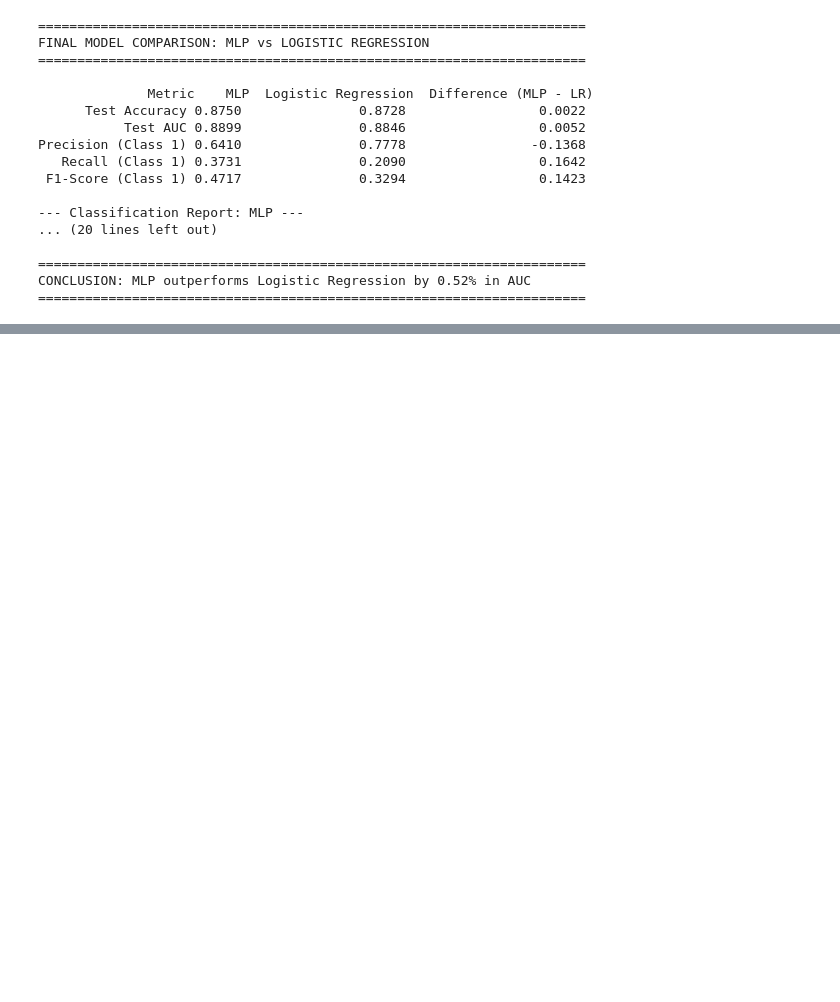
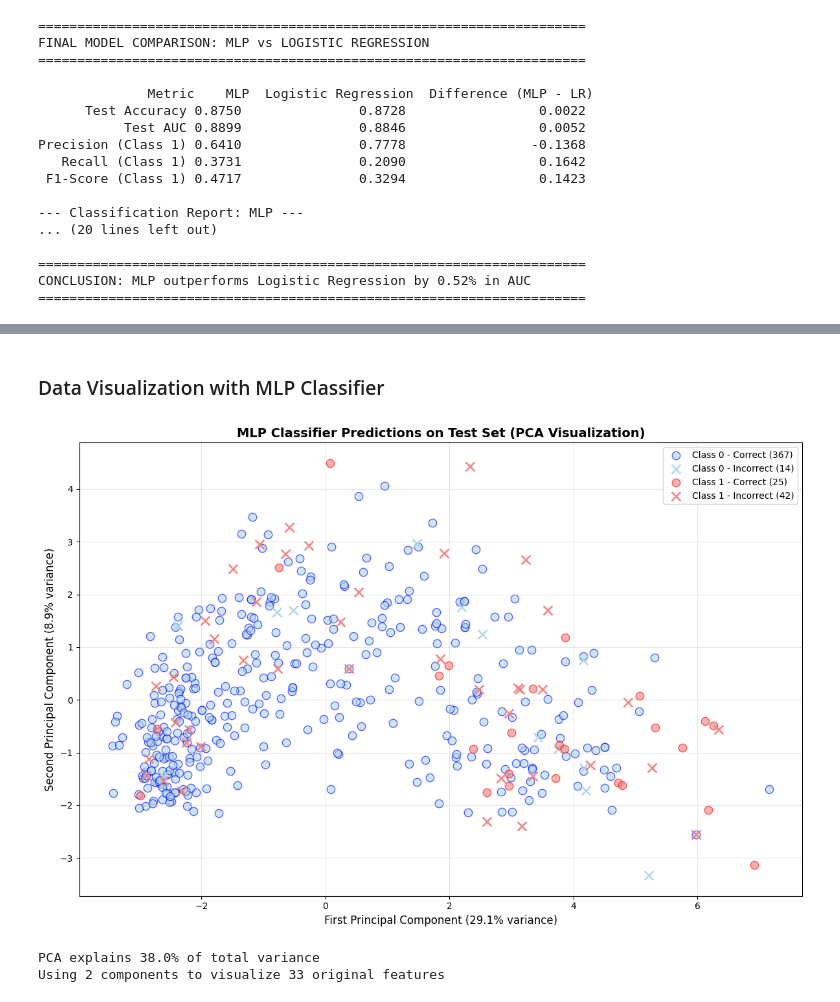
Before and after one commit to grudzinskio/marketing-strategies, a Jupyter notebook: MLFinalProject_MLP.ipynb, the cells around one changed output, grey strips where cells are left out. Saved outputs shown, nothing was run; the diff lists cells and outputs as text; code cells hidden in the pictures; blank space fills up the shorter version.

Commit message:
added final visualization

```diff
--- a/MLFinalProject_MLP.ipynb
+++ b/MLFinalProject_MLP.ipynb
@@ -661,0 +650,58 @@ plt.show()
+# %% [markdown]
+### Data Visualization with MLP Classifier
+# %%
+# Visualize the data and MLP classifier predictions using PCA
+from sklearn.decomposition import PCA
+
+# Reduce data to 2D using PCA for visualization
+pca = PCA(n_components=2)
+X_test_pca = pca.fit_transform(X_test_processed)
+
+# Create the visualization
+fig, ax = plt.subplots(figsize=(12, 8))
+
+# Plot correct predictions
+correct_mask = (y_test_pred == y_test)
+incorrect_mask = ~correct_mask
+
+# Class 0 (No Response)
+class_0_correct = (y_test == 0) & correct_mask
+class_0_incorrect = (y_test == 0) & incorrect_mask
+
+# Class 1 (Response)
+class_1_correct = (y_test == 1) & correct_mask
+class_1_incorrect = (y_test == 1) & incorrect_mask
+
+# Plot with different markers for correct/incorrect predictions
+ax.scatter(X_test_pca[class_0_correct, 0], X_test_pca[class_0_correct, 1],
+           c='lightblue', marker='o', s=80, alpha=0.6, edgecolors='blue', linewidth=1,
+           label=f'Class 0 - Correct ({np.sum(class_0_correct)})')
+
+ax.scatter(X_test_pca[class_0_incorrect, 0], X_test_pca[class_0_incorrect, 1],
+           c='lightblue', marker='x', s=100, alpha=0.9, linewidth=2,
+           label=f'Class 0 - Incorrect ({np.sum(class_0_incorrect)})')
+
+ax.scatter(X_test_pca[class_1_correct, 0], X_test_pca[class_1_correct, 1],
+           c='lightcoral', marker='o', s=80, alpha=0.6, edgecolors='red', linewidth=1,
+           label=f'Class 1 - Correct ({np.sum(class_1_correct)})')
+
+ax.scatter(X_test_pca[class_1_incorrect, 0], X_test_pca[class_1_incorrect, 1],
+           c='lightcoral', marker='x', s=100, alpha=0.9, linewidth=2,
+           label=f'Class 1 - Incorrect ({np.sum(class_1_incorrect)})')
+
+# Add title and labels
+ax.set_xlabel(f'First Principal Component ({pca.explained_variance_ratio_[0]:.1%} variance)', fontsize=12)
+ax.set_ylabel(f'Second Principal Component ({pca.explained_variance_ratio_[1]:.1%} variance)', fontsize=12)
+ax.set_title('MLP Classifier Predictions on Test Set (PCA Visualization)', fontsize=14, fontweight='bold')
+ax.legend(fontsize=10, loc='best')
+ax.grid(True, alpha=0.3)
+
+plt.tight_layout()
+plt.show()
+
+print(f"\nPCA explains {pca.explained_variance_ratio_[0] + pca.explained_variance_ratio_[1]:.1%} of total variance")
+print(f"Using 2 components to visualize {X_test_processed.shape[1]} original features")
+# %% [output]
+[figure, added]
+PCA explains 38.0% of total variance
+Using 2 components to visualize 33 original features
```
Also changed, not shown: parts of 5 cells of this notebook.
